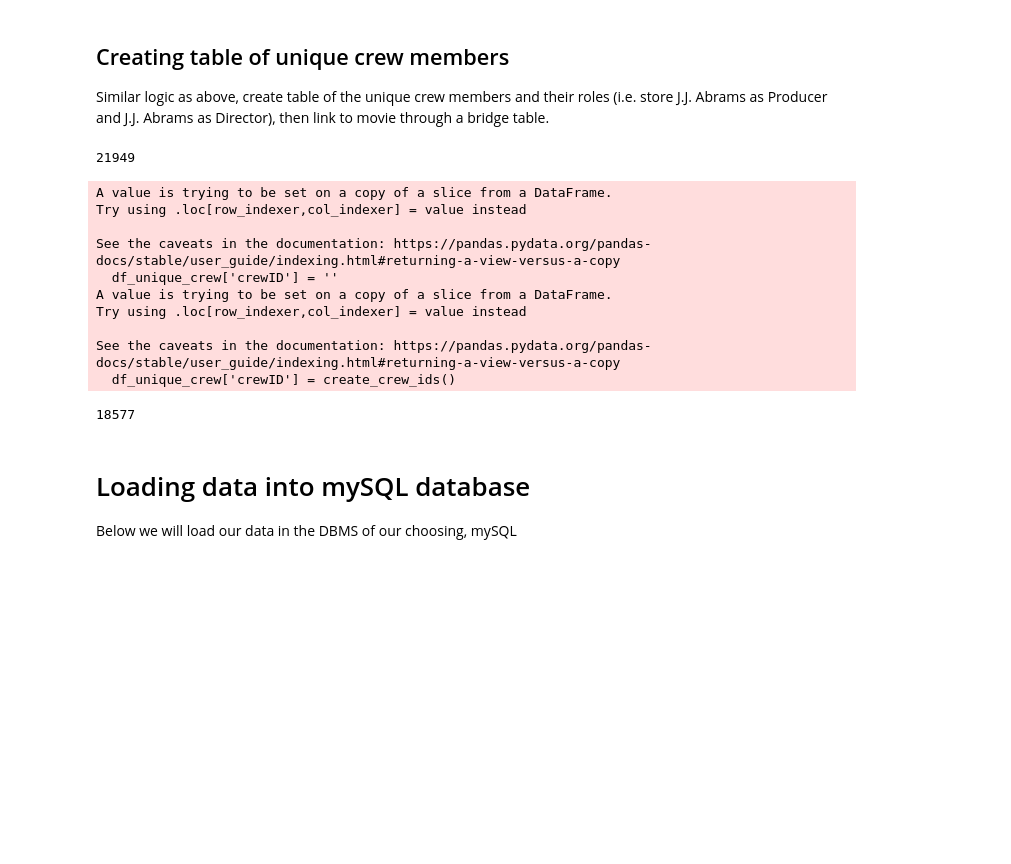
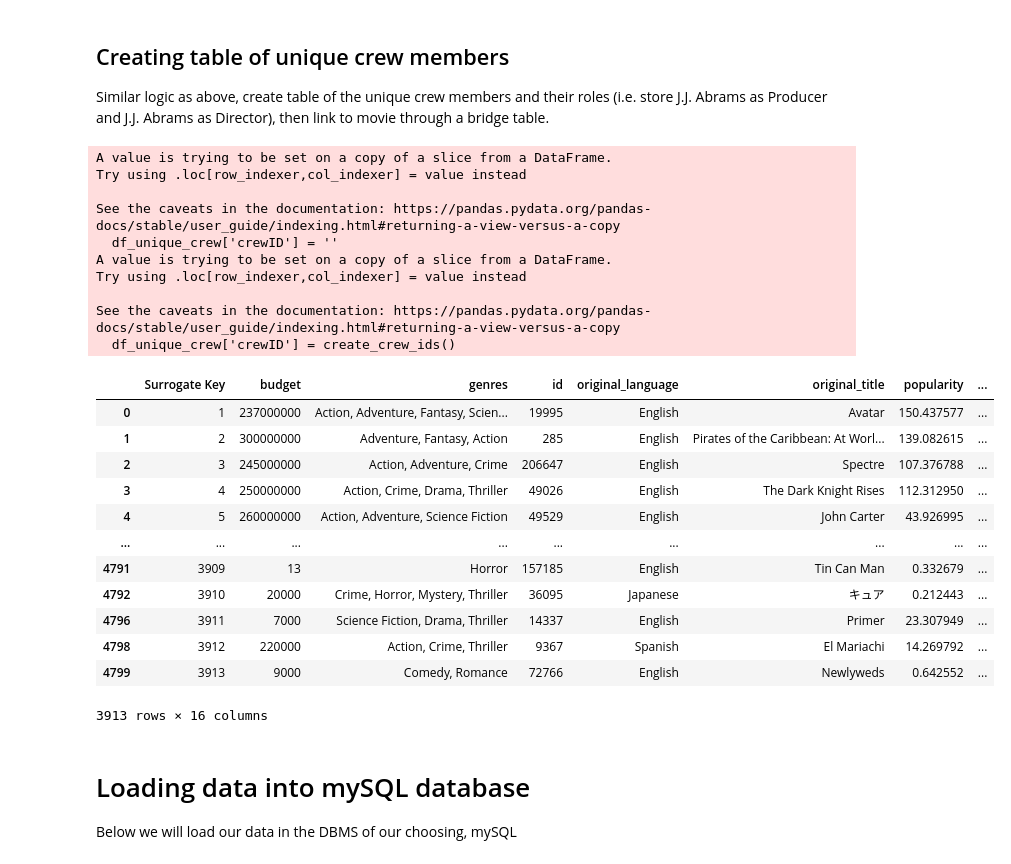
Before and after one commit to yazzylazy/Top-5000-TMDB-Movies-Analysis, a Jupyter notebook: etl_script.ipynb, the cells around one changed output. Saved outputs shown, nothing was run; the diff lists cells and outputs as text; code cells hidden in the pictures; blank space fills up the shorter version.

Commit message:
loading data almost done

```diff
--- a/etl_script.ipynb
+++ b/etl_script.ipynb
@@ -598,45 +598,57 @@ Similar logic as above, create table of the unique crew members and their roles
 # Create new dataframe based on extracted actors, dropping duplicates
 df_unique_crew = crew_extracted.drop_duplicates(subset=['name', 'gender', 'role']) # unique list of actors
 # Adding surrogate key (later to be used as Primary key)
 df_unique_crew['crewID'] = ''
 
 # Populate surrogate key column
 def create_crew_ids():
     ids = []
     for i in range(len(df_unique_crew)):
         ids.append('crew' + str(i+1))
     return ids
 
 df_unique_crew['crewID'] = create_crew_ids()
 
 df_movies_to_crew = pd.DataFrame(columns=['movieCrewID', 'movieID', 'crewID'])
 
 movie_crew_df = df_movies[['Surrogate Key', 'id']]
 
 mcrew_id = 1
 for index,row in movie_crew_df.iterrows():
     crew_mem = crew_extracted.loc[crew_extracted['movie_id'] == row['id']]
     for i,r in crew_mem.iterrows():
         id = 'movieCrewID' + str(mact_id)
         mcrew_id += 1
         crew_id = df_unique_crew.loc[(df_unique_crew['name'] == r['name']) & (df_unique_crew['gender'] == r['gender']) & (df_unique_crew['role'] == r['role']), 'crewID'].iloc[0]
         tmp = {'movieCrewID': id, 'movieID': row['Surrogate Key'], 'crewID': crew_id}
         df_movies_to_crew.loc[len(df_movies_to_crew)] = tmp
 
 df_movies_to_crew
+df_movies
 # %% [output]
-21949
+A value is trying to be set on a copy of a slice from a DataFrame.
+Try using .loc[row_indexer,col_indexer] = value instead
+
+See the caveats in the documentation: https://pandas.pydata.org/pandas-docs/stable/user_guide/indexing.html#returning-a-view-versus-a-copy
+  df_unique_crew['crewID'] = ''
+A value is trying to be set on a copy of a slice from a DataFrame.
+Try using .loc[row_indexer,col_indexer] = value instead
+
+See the caveats in the documentation: https://pandas.pydata.org/pandas-docs/stable/user_guide/indexing.html#returning-a-view-versus-a-copy
+  df_unique_crew['crewID'] = create_crew_ids()
+|  | Surrogate Key | budget | genres | id | original_language | original_title | popularity | ... |
+| 0 | 1 | 237000000 | Action, Adventure, Fantasy, Scien... | 19995 | English | Avatar | 150.437577 | ... |
+| 1 | 2 | 300000000 | Adventure, Fantasy, Action | 285 | English | Pirates of the Caribbean: At Worl... | 139.082615 | ... |
+| 2 | 3 | 245000000 | Action, Adventure, Crime | 206647 | English | Spectre | 107.376788 | ... |
+| 3 | 4 | 250000000 | Action, Crime, Drama, Thriller | 49026 | English | The Dark Knight Rises | 112.312950 | ... |
+| 4 | 5 | 260000000 | Action, Adventure, Science Fiction | 49529 | English | John Carter | 43.926995 | ... |
+| ... | ... | ... | ... | ... | ... | ... | ... | ... |
+| 4791 | 3909 | 13 | Horror | 157185 | English | Tin Can Man | 0.332679 | ... |
+| 4792 | 3910 | 20000 | Crime, Horror, Mystery, Thriller | 36095 | Japanese | キュア | 0.212443 | ... |
+| 4796 | 3911 | 7000 | Science Fiction, Drama, Thriller | 14337 | English | Primer | 23.307949 | ... |
+| 4798 | 3912 | 220000 | Action, Crime, Thriller | 9367 | Spanish | El Mariachi | 14.269792 | ... |
+| 4799 | 3913 | 9000 | Comedy, Romance | 72766 | English | Newlyweds | 0.642552 | ... |
-A value is trying to be set on a copy of a slice from a DataFrame.
-Try using .loc[row_indexer,col_indexer] = value instead
-
-See the caveats in the documentation: https://pandas.pydata.org/pandas-docs/stable/user_guide/indexing.html#returning-a-view-versus-a-copy
-  df_unique_crew['crewID'] = ''
-A value is trying to be set on a copy of a slice from a DataFrame.
-Try using .loc[row_indexer,col_indexer] = value instead
-
-See the caveats in the documentation: https://pandas.pydata.org/pandas-docs/stable/user_guide/indexing.html#returning-a-view-versus-a-copy
-  df_unique_crew['crewID'] = create_crew_ids()
+3913 rows × 16 columns
-18577
 # %% [markdown]
 # Loading data into mySQL database
 Below we will load our data in the DBMS of our choosing, mySQL
```
Also changed, not shown: parts of 2 cells of this notebook, 1 other file.
